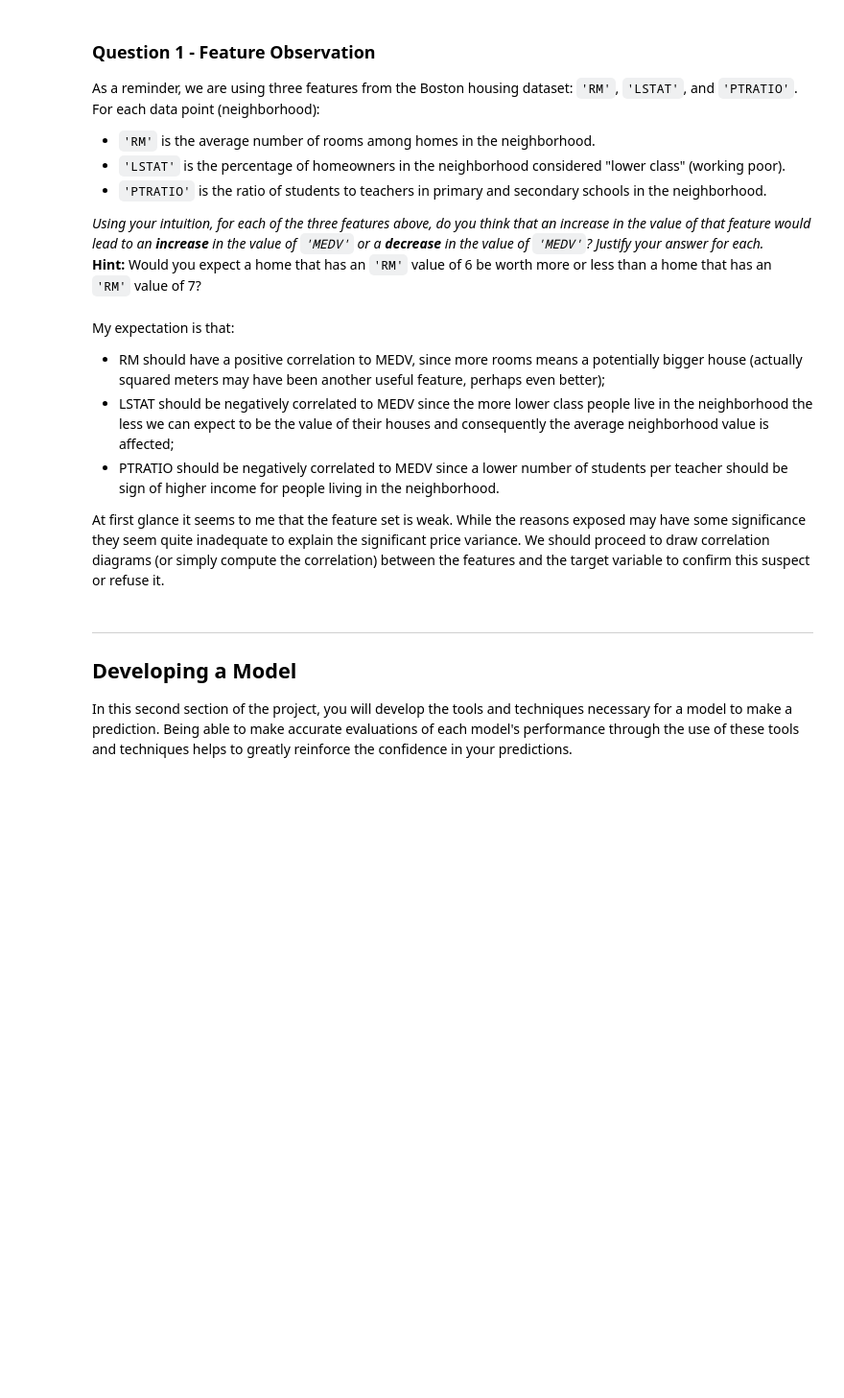
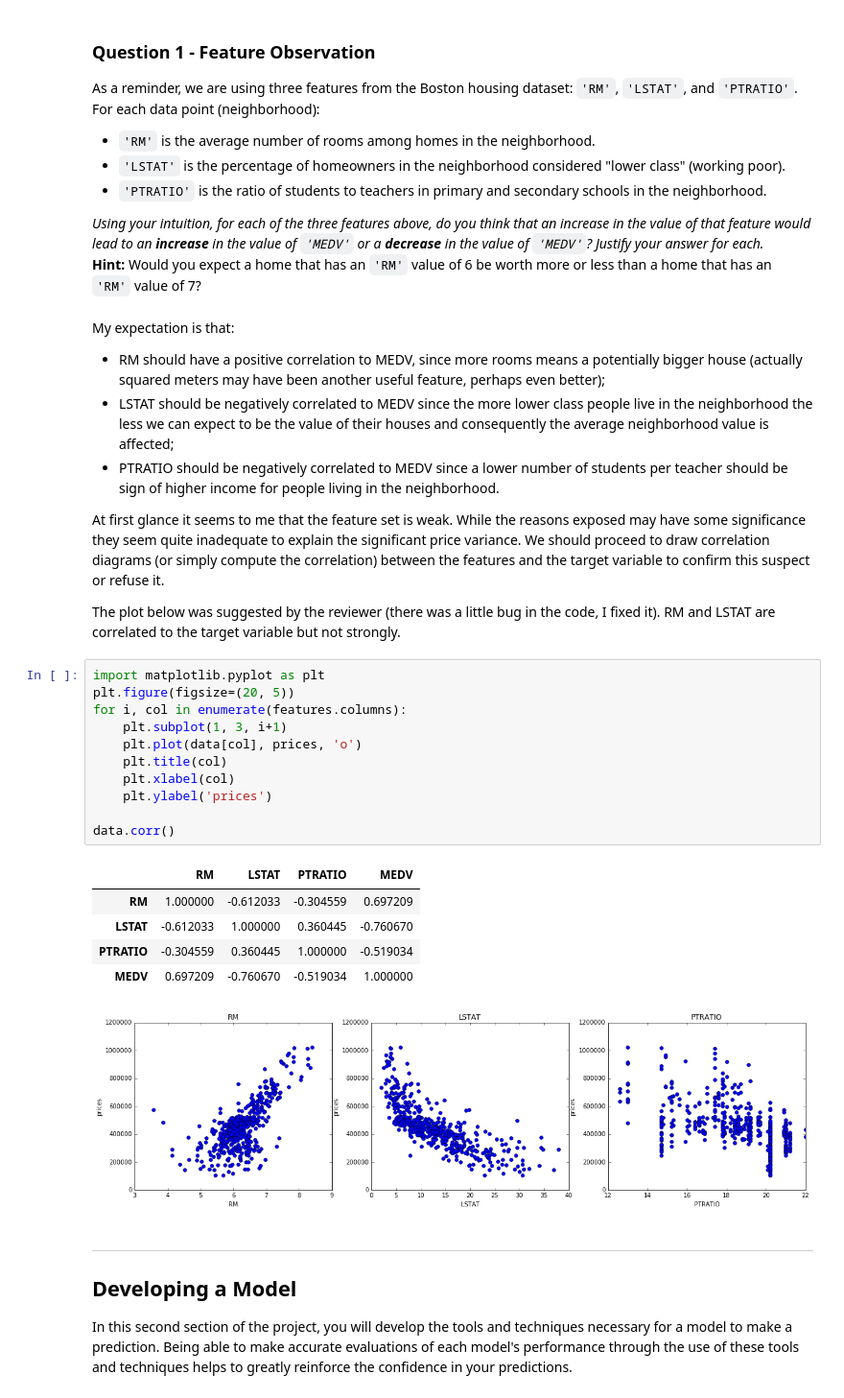
Before and after one commit to lveronese/boston_housing, a Jupyter notebook: boston_housing.ipynb, the cells around one changed output. Shown at 96% size. Drawn from its saved outputs; the diff is of its cells as text; blank space fills up the shorter version.

Commit message:
Changes after first review

```diff
--- a/boston_housing.ipynb
+++ b/boston_housing.ipynb
@@ -115,6 +115,27 @@ My expectation is that:
 - PTRATIO should be negatively correlated to MEDV since a lower number of students per teacher should be sign of higher income for people living in the neighborhood.
 
 At first glance it seems to me that the feature set is weak. While the reasons exposed may have some significance they seem quite inadequate to explain the significant price variance. We should proceed to draw correlation diagrams (or simply compute the correlation) between the features and the target variable to confirm this suspect or refuse it.
+
+The plot below was suggested by the reviewer (there was a little bug in the code, I fixed it).
+RM and LSTAT are correlated to the target variable but not strongly.
+# %%
+import matplotlib.pyplot as plt
+plt.figure(figsize=(20, 5))
+for i, col in enumerate(features.columns):
+    plt.subplot(1, 3, i+1)
+    plt.plot(data[col], prices, 'o')
+    plt.title(col)
+    plt.xlabel(col)
+    plt.ylabel('prices')
+
+data.corr()
+# %% [output]
+|  | RM | LSTAT | PTRATIO | MEDV |
+| RM | 1.000000 | -0.612033 | -0.304559 | 0.697209 |
+| LSTAT | -0.612033 | 1.000000 | 0.360445 | -0.760670 |
+| PTRATIO | -0.304559 | 0.360445 | 1.000000 | -0.519034 |
+| MEDV | 0.697209 | -0.760670 | -0.519034 | 1.000000 |
+[figure, added]
 # %% [markdown]
 ----
 
```
Also changed, not shown: parts of 6 cells of this notebook, 2 other files.
